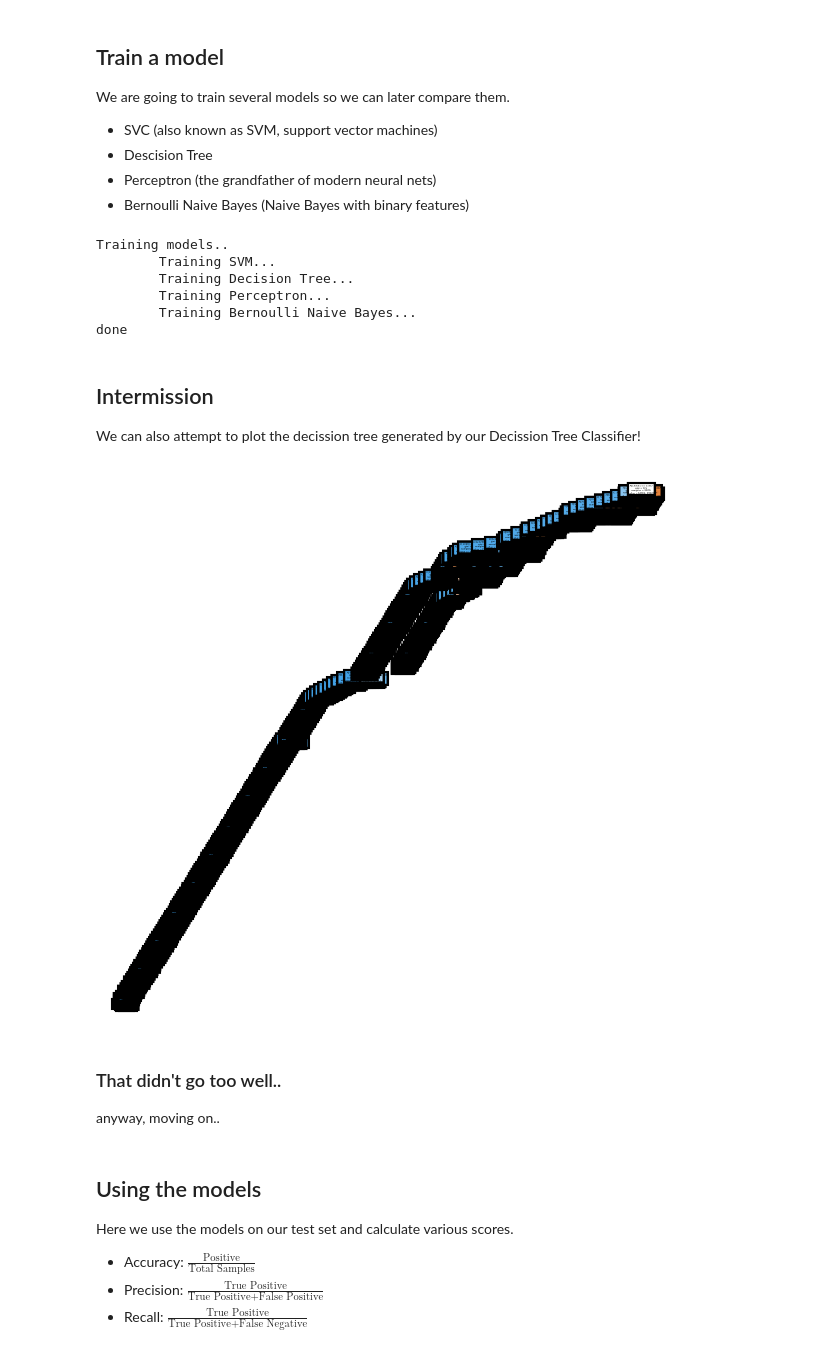
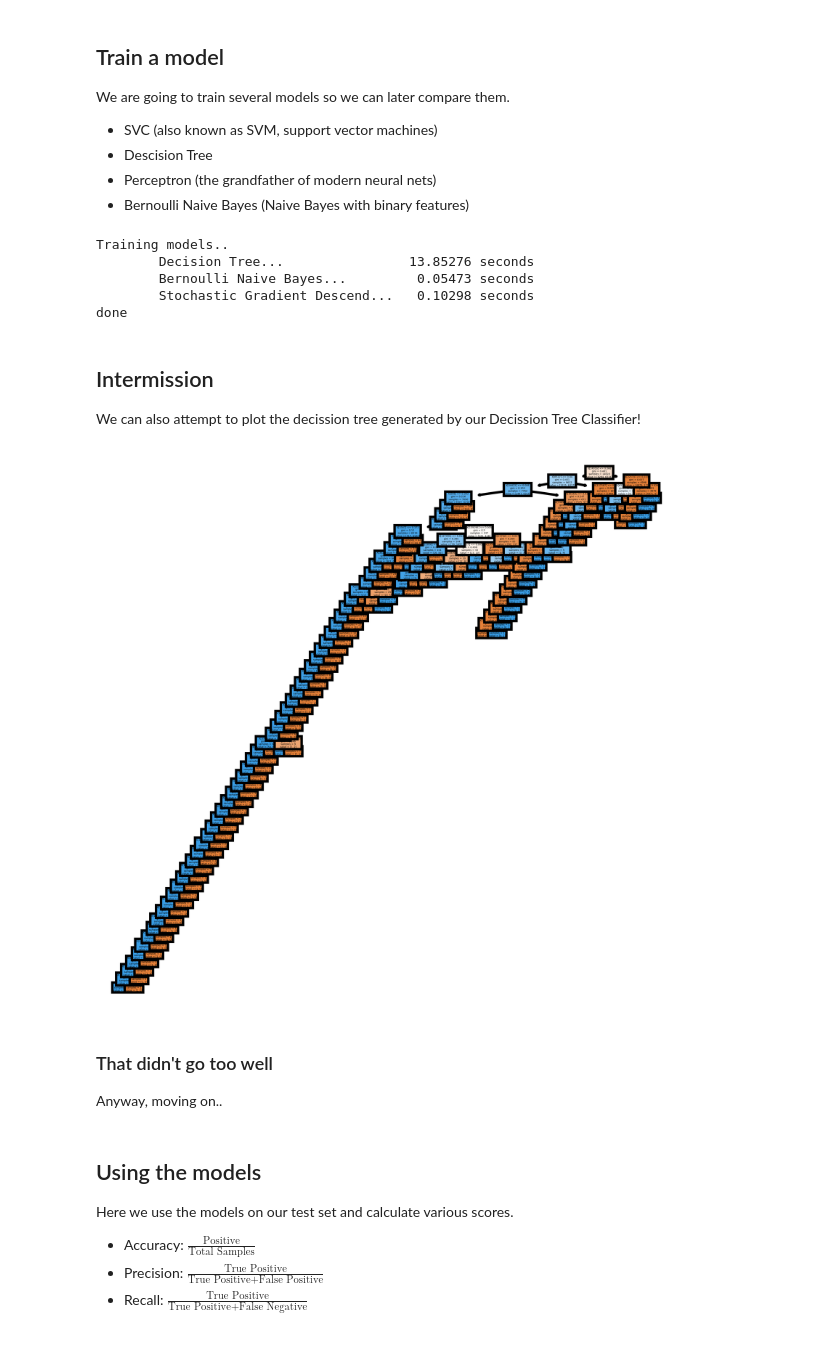
Before and after one commit to cultab/fake_news_detection, a Jupyter notebook: feature_extrantion.ipynb, the cells around one changed output. Drawn from its saved outputs; the diff is of its cells as text; code cells hidden in the pictures.

```diff
--- a/feature_extrantion.ipynb
+++ b/feature_extrantion.ipynb
@@ -92,55 +130,71 @@ We are going to train several models so we can later compare them.
 * Perceptron (the grandfather of modern neural nets)
 * Bernoulli Naive Bayes (Naive Bayes with binary features)
 # %%
+from time import time
+from collections import OrderedDict
+
 from sklearn.svm import SVC
 from sklearn.tree import DecisionTreeClassifier
 from sklearn.linear_model import Perceptron
 from sklearn.naive_bayes import BernoulliNB
+from sklearn.naive_bayes import MultinomialNB
+from sklearn.linear_model import SGDClassifier
 
 # r_r: reproducible_results
 # set to 0 to initialize deterministically
 # set to None to intialize randomly
-r_r = 0
+r_r = None
 
 models = {
-    "SVM": SVC(),
+    # "Perceptron": Perceptron(random_state=r_r),
     "Decision Tree": DecisionTreeClassifier(random_state=r_r),
-    "Perceptron": Perceptron(random_state=r_r),
+    # "SVM": SVC(),
     "Bernoulli Naive Bayes": BernoulliNB(),
+    # "Multinomial Naive Bayes": MultinomialNB(),
+    "Stochastic Gradient Descend": SGDClassifier(random_state=r_r),
 }
 
-trained_models = dict()
+trained_models = OrderedDict()
 
 print("Training models..")
 for name, model in models.items():
-    print(f"\tTraining {name}..", end="")
-    trained_models[name] = model.fit(x_train_tfidf, y_train)
-    print(".")
+    print(f"\t{name}..", end="")
+
+    tic = time()
+    trained_model = model.fit(x_train, y_train)
+    toc = time()
+
+    trained_models[name] = {
+        "model": trained_model,
+        "time": toc - tic,
+    }
+
+
+    print(f".{toc-tic : >{max(len(x) + (7 + 3) for x in models.keys()) - len(name)}.5f} seconds")
 
 print("done")
 # %% [output]
 Training models..
-        Training SVM...
-        Training Decision Tree...
-        Training Perceptron...
-        Training Bernoulli Naive Bayes...
+        Decision Tree...                13.85276 seconds
+        Bernoulli Naive Bayes...         0.05473 seconds
+        Stochastic Gradient Descend...   0.10298 seconds
 done
 # %% [markdown]
 ## Intermission
 
 We can also attempt to plot the decission tree generated by our Decission Tree Classifier!
 # %%
-from sklearn import tree
-clf = trained_models["Decision Tree"]
-fig, axes = plt.subplots(nrows = 1,ncols = 1,figsize = (4,4), dpi=300)
+from sklearn.tree import plot_tree
+clf = trained_models["Decision Tree"]["model"]
+fig, axes = plt.subplots(nrows = 1,ncols = 1,figsize = (4,4), dpi=1000)
 
-tree.plot_tree(clf, filled = True);
+plot_tree(clf, filled = True);
 # %% [output]
-[figure, old version]
+[figure, new version]
 # %% [markdown]
-### That didn't go too well..
+### That didn't go too well
 
-anyway, moving on..
+Αnyway, moving on..
 # %% [markdown]
 ## Using the models
 
```
Also changed, not shown: parts of 10 cells of this notebook, 2 other files.
